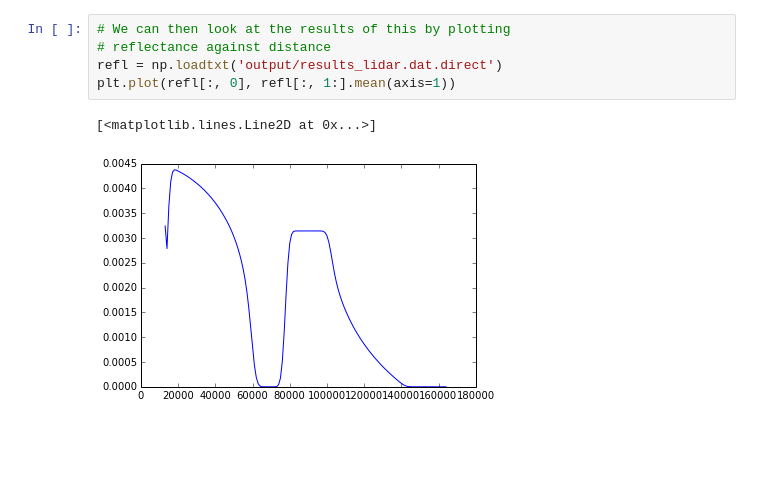
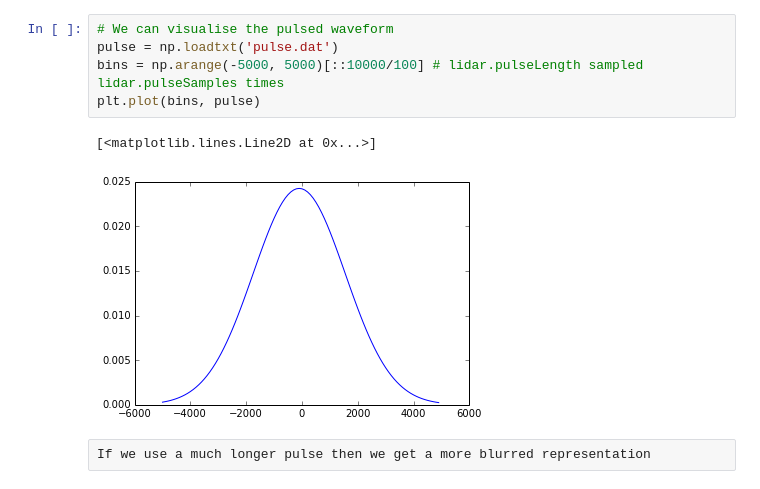
Before and after one commit to philwilkes/librat_in_jupyter, a Jupyter notebook: 4.1_a_simple_height_map.ipynb, the cells around one changed output. Cells and saved outputs as stored; diff of their text form; blank space fills up the shorter version.

```diff
--- a/4.1_a_simple_height_map.ipynb
+++ b/4.1_a_simple_height_map.ipynb
@@ -105,8 +123,10 @@ camera simple illumination: at 0.000000 0.000000 10000.000000 focalLength: 0.100
-# %%
-# We can then look at the results of this by plotting
-# reflectance against distance
-refl = np.loadtxt('output/results_lidar.dat.direct')
-plt.plot(refl[:, 0], refl[:, 1:].mean(axis=1))
-# %% [output]
-[<matplotlib.lines.Line2D at 0x...>]
-[figure, removed]
+# %%
+# We can visualise the pulsed waveform
+pulse = np.loadtxt('pulse.dat')
+bins = np.arange(-5000, 5000)[::10000/100] # lidar.pulseLength sampled lidar.pulseSamples times
+plt.plot(bins, pulse)
+# %% [output]
+[<matplotlib.lines.Line2D at 0x...>]
+[figure, added]
+# %% [raw]
+If we use a much longer pulse then we get a more blurred representation
```
Also changed, not shown: parts of 9 cells of this notebook, 1 other file.
